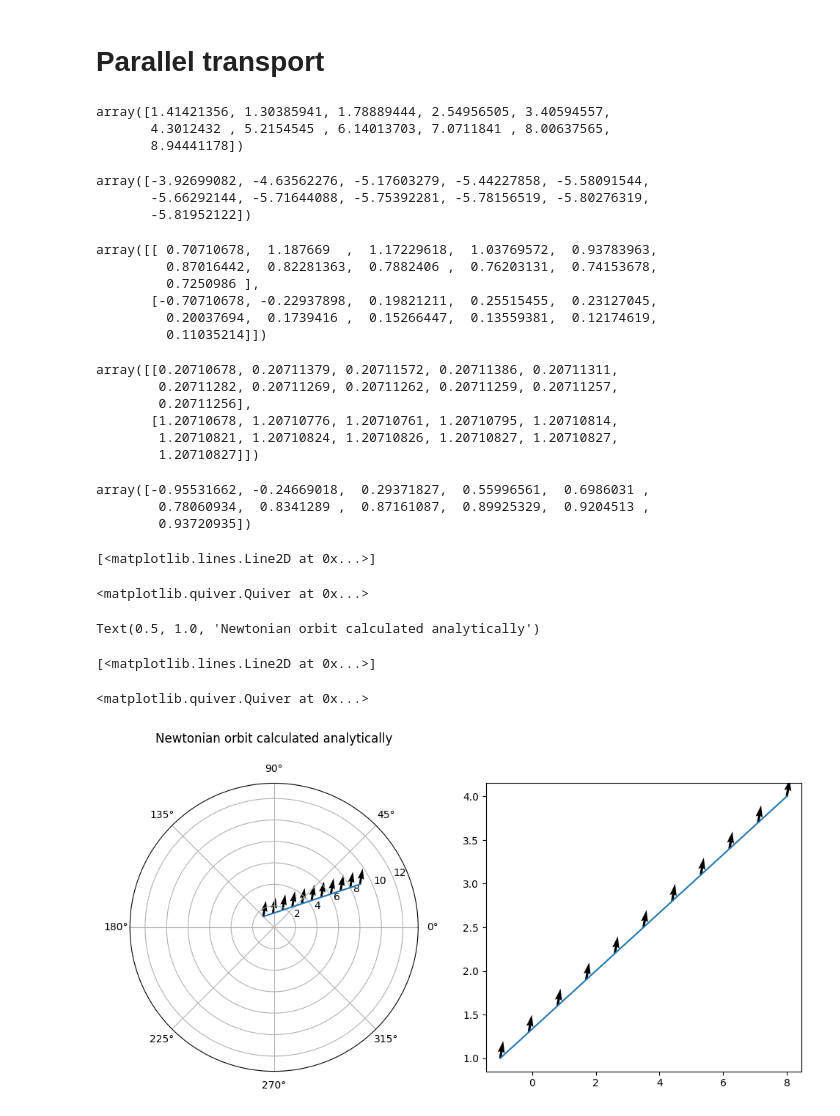
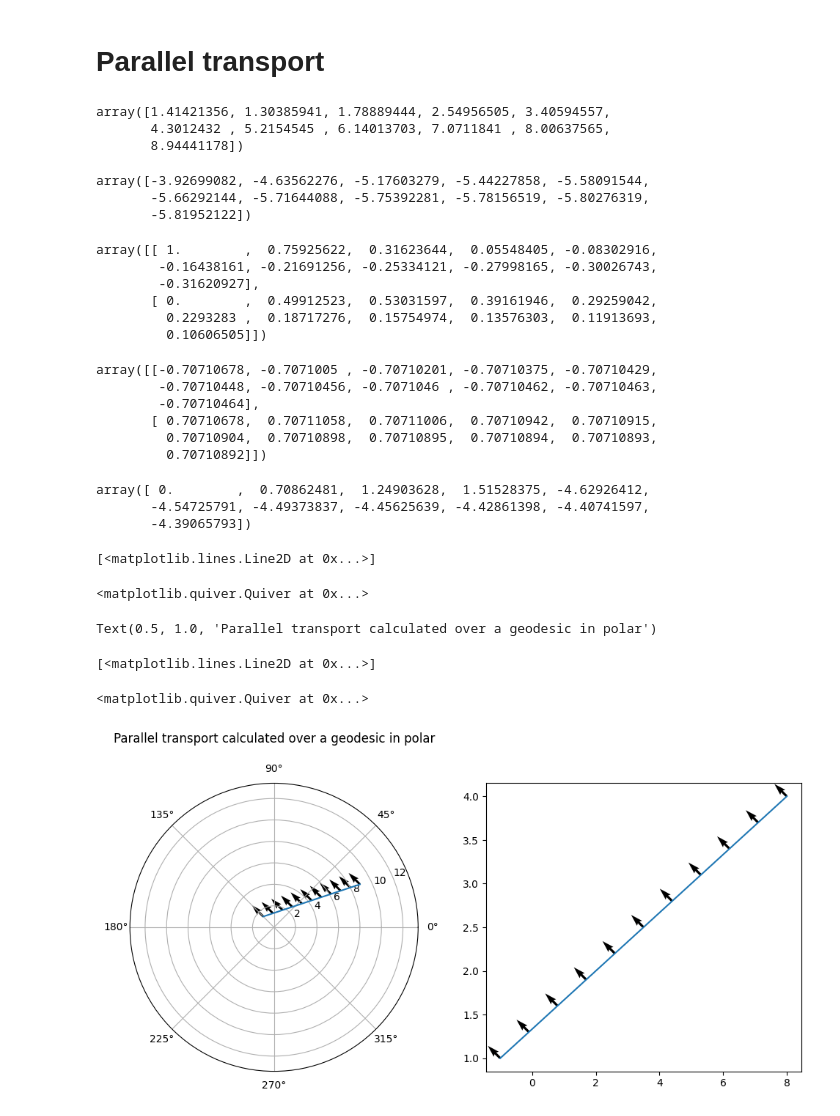
Before and after one commit to villano-lab/general_relativity, a Jupyter notebook: PolarGeo.ipynb, the cells around one changed output. Drawn from its saved outputs; the diff is of its cells as text; code cells hidden in the pictures.

Commit message:
update polargeo with alternate basis vector transforms and update SphereicalGeo with working parallel transport just as long as you don't want to cross the x or y planes.

```diff
--- a/PolarGeo.ipynb
+++ b/PolarGeo.ipynb
@@ -137,7 +137,7 @@ def g(y,x): ### y = [A0, A1]
     return np.array([x[2]*y[1]*x[1],
                      -(y[0]*x[1]+y[1]*x[0])/x[2]])
 
-A0 = np.array([1,-1])
+A0 = np.array([1,0])
 A0 = A0/np.linalg.norm(A0,ord=2)
 
 N = t.size
@@ -169,6 +169,9 @@ def arctan_angle(x,r1):
             theta[i] = np.arctan(x[1,i]/x[0,i]*r1[i])
     return theta
 # %%
+### This is my own formulation for the transformation from polar basis vectors to Euclidean coordinates.
+### I accidentally did this work instead of looking up the proper basis vectors.
+### A tactic, I must admit here, that did *not* work for S2.
 x[2][::100]
 x[3][::100]
 y[:,::100]
@@ -183,18 +186,18 @@ array([1.41421356, 1.30385941, 1.78889444, 2.54956505, 3.40594557,
 array([-3.92699082, -4.63562276, -5.17603279, -5.44227858, -5.58091544,
        -5.66292144, -5.71644088, -5.75392281, -5.78156519, -5.80276319,
        -5.81952122])
-array([[ 0.70710678,  1.187669  ,  1.17229618,  1.03769572,  0.93783963,
-         0.87016442,  0.82281363,  0.7882406 ,  0.76203131,  0.74153678,
-         0.7250986 ],
-       [-0.70710678, -0.22937898,  0.19821211,  0.25515455,  0.23127045,
-         0.20037694,  0.1739416 ,  0.15266447,  0.13559381,  0.12174619,
-         0.11035214]])
+array([[ 1.        ,  0.75925622,  0.31623644,  0.05548405, -0.08302916,
+        -0.16438161, -0.21691256, -0.25334121, -0.27998165, -0.30026743,
+        -0.31620927],
+       [ 0.        ,  0.49912523,  0.53031597,  0.39161946,  0.29259042,
+         0.2293283 ,  0.18717276,  0.15754974,  0.13576303,  0.11913693,
+         0.10606505]])
-array([[0.20710678, 0.20711379, 0.20711572, 0.20711386, 0.20711311,
-        0.20711282, 0.20711269, 0.20711262, 0.20711259, 0.20711257,
-        0.20711256],
-       [1.20710678, 1.20710776, 1.20710761, 1.20710795, 1.20710814,
-        1.20710821, 1.20710824, 1.20710826, 1.20710827, 1.20710827,
-        1.20710827]])
+array([[-0.70710678, -0.7071005 , -0.70710201, -0.70710375, -0.70710429,
+        -0.70710448, -0.70710456, -0.7071046 , -0.70710462, -0.70710463,
+        -0.70710464],
+       [ 0.70710678,  0.70711058,  0.70711006,  0.70710942,  0.70710915,
+         0.70710904,  0.70710898,  0.70710895,  0.70710894,  0.70710893,
+         0.70710892]])
-array([-0.95531662, -0.24669018,  0.29371827,  0.55996561,  0.6986031 ,
-        0.78060934,  0.8341289 ,  0.87161087,  0.89925329,  0.9204513 ,
-        0.93720935])
+array([ 0.        ,  0.70862481,  1.24903628,  1.51528375, -4.62926412,
+       -4.54725791, -4.49373837, -4.45625639, -4.42861398, -4.40741597,
+       -4.39065793])
@@ -201,22 +217,22 @@ array([-0.95531662, -0.24669018,  0.29371827,  0.55996561,  0.6986031 ,
 # %%
 fig = plt.figure(figsize=(10,5))
 ax1 = fig.add_subplot(1,2,1,projection='polar')
 ax1.plot(x[3], x[2])
 ax1.quiver(x[3][::100], x[2][::100], Y[0], Y[1])
 ax1.set_rmax(1.5*max(x[2]))
-ax1.set_title("Newtonian orbit calculated analytically", pad=40)
+ax1.set_title("Parallel transport calculated over a geodesic in polar", pad=40)
 ax2 = fig.add_subplot(1,2,2)
 ax2.plot(u,v)
 B = np.array([[u[::100]],[v[::100]],[Y[0]],[Y[1]]])
 ax2.quiver(*B)
 
 
 plt.tight_layout()
 plt.show()
 # %% [output]
 [<matplotlib.lines.Line2D at 0x...>]
 <matplotlib.quiver.Quiver at 0x...>
-Text(0.5, 1.0, 'Newtonian orbit calculated analytically')
+Text(0.5, 1.0, 'Parallel transport calculated over a geodesic in polar')
 [<matplotlib.lines.Line2D at 0x...>]
 <matplotlib.quiver.Quiver at 0x...>
-[figure, old version]
+[figure, new version]
```
Also changed, not shown: parts of 2 cells of this notebook, 1 other file.
